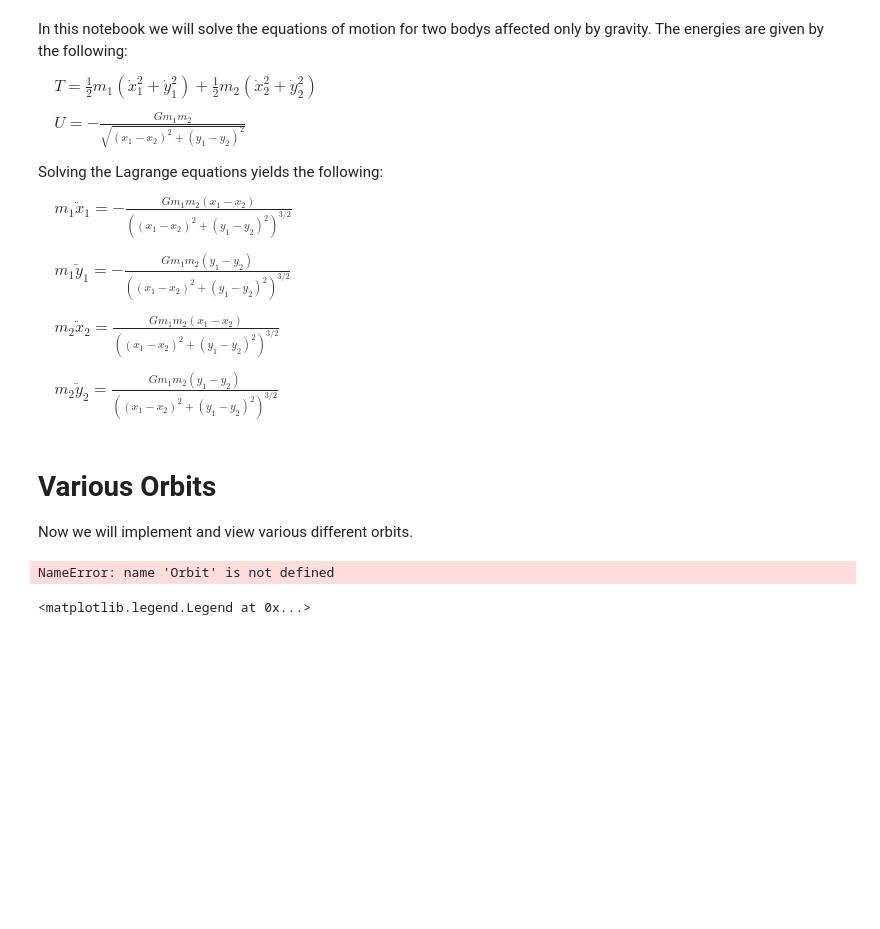
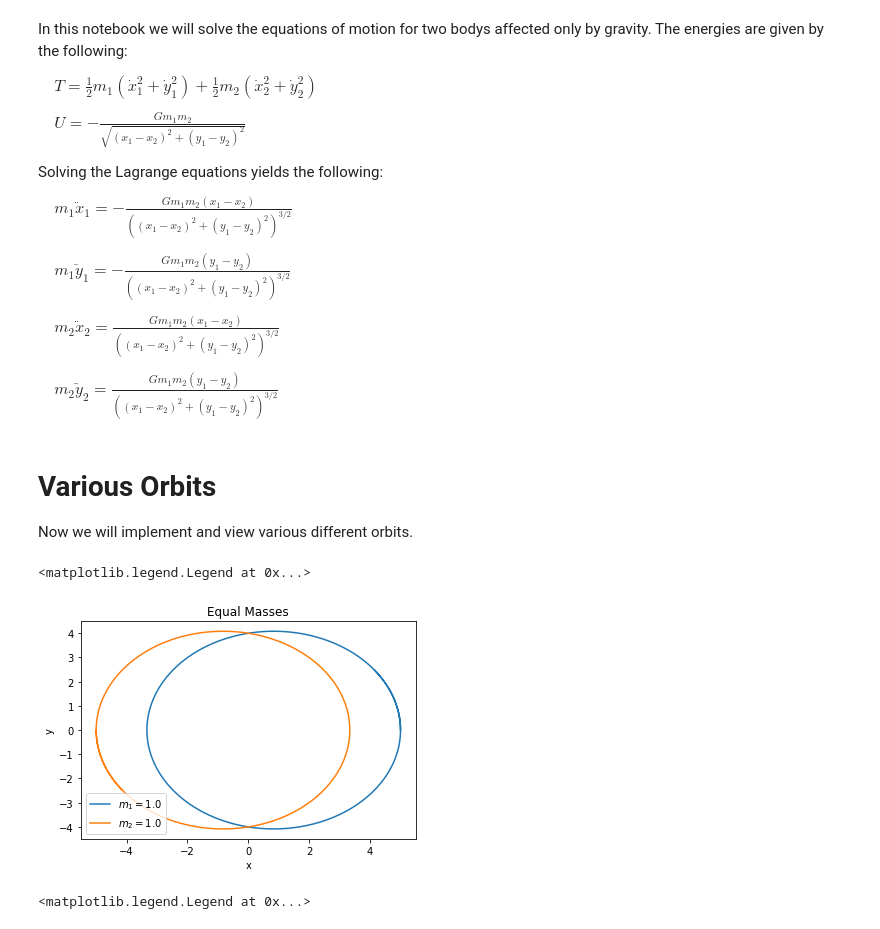
Before and after one commit to lnestor/5300_final, a Jupyter notebook: Gravitational_Orbits.ipynb, the cells around one changed output. Cells and saved outputs as stored; diff of their text form; code cells hidden in the pictures; blank space fills up the shorter version.

```diff
--- a/Gravitational_Orbits.ipynb
+++ b/Gravitational_Orbits.ipynb
@@ -65,8 +65,23 @@ class Orbit():
 
         return dy_dt_vec
 
-    def solve_ode(self, t_pts, y_0, abserr=1.0e-10, relerr=1.0e-10):
-        return solve_ivp(self.dy_dt, (t_pts[0], t_pts[-1]), y_0, t_eval=t_pts, atol=abserr, rtol=relerr).y
+    def solve_ode(self, t_pts, initial_conditions, abserr=1.0e-10, relerr=1.0e-10):
+        """
+        Solves the motion for a given set of initial conditions.
+
+        Parameters
+        ==========
+        t_pts : float
+                time
+        initial_conditions : float
+                             array in the form of [x1, y1, x2, y2, x1_dot, y1_dot, x2_dot, y2_dot]
+        abserr : float
+                 absolute error threshold
+        relerr : float
+                relative error threshold
+        """
+        return solve_ivp(self.dy_dt, (t_pts[0], t_pts[-1]), initial_conditions,
+                         t_eval=t_pts, atol=abserr, rtol=relerr).y
 # %% [markdown]
 # Various Orbits
 
@@ -74,33 +89,34 @@ Now we will implement and view various different orbits.
 # %%
 m1 = m2 = 1.
 
 x1_0 = 5
 x2_0 = -5
 
 y1_0 = y2_0 = 0
 x1_dot_0 = x2_dot_0 = 0
 
 y1_dot_0 = .2
 y2_dot_0 = -m1 / m2 * y1_dot_0
 
-y0 = [x1_0, y1_0, x2_0, y2_0, x1_dot_0, y1_dot_0, x2_dot_0, y2_dot_0]
+initial_conditions = [x1_0, y1_0, x2_0, y2_0, x1_dot_0, y1_dot_0, x2_dot_0, y2_dot_0]
 
 orbit = Orbit(m1=m1, m2=m2)
 
 t_pts = np.arange(0, 120., 0.01)
-x1, y1, x2, y2, _, _, _, _ = orbit.solve_ode(t_pts, y0)
+x1, y1, x2, y2, _, _, _, _ = orbit.solve_ode(t_pts, initial_conditions)
 
 fig = plt.figure()
 ax = fig.add_subplot(1,1,1)
 ax.plot(x1, y1, label=rf'$m_1 = {m1:.1f}$')
 ax.plot(x2, y2, label=rf'$m_2 = {m2:.1f}$')
 
 ax.set_title('Equal Masses')
 ax.set_xlabel('x')
 ax.set_ylabel('y')
 ax.legend(loc='lower left')
 # %% [output]
-NameError: name 'Orbit' is not defined
+<matplotlib.legend.Legend at 0x...>
+[figure, added]
 # %%
 m1 = 2.
 m2 = 1.
```
Also changed, not shown: parts of 7 cells of this notebook, 2 other files.
